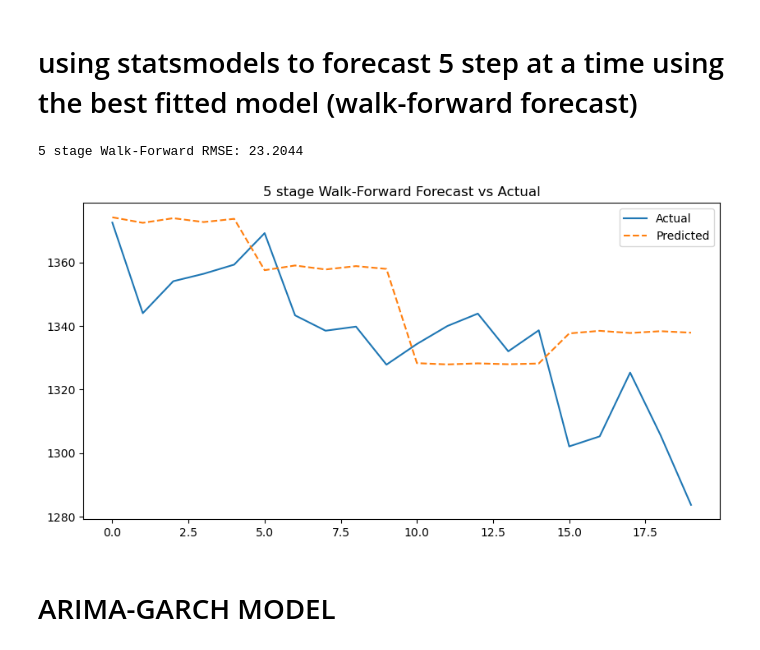
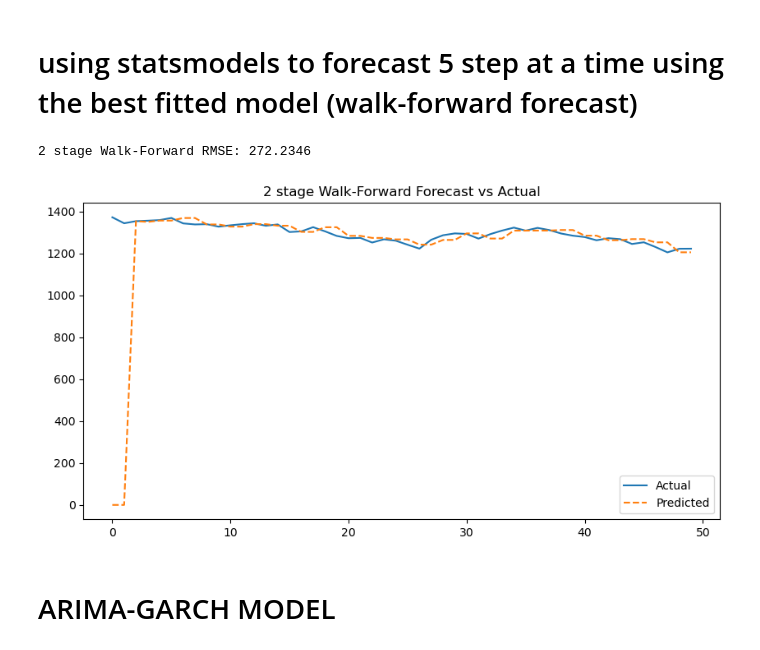
Before and after one commit to 035skt/ECO723, a Jupyter notebook: Analysis_11.ipynb, the cells around one changed output. Drawn from its saved outputs; the diff is of its cells as text; code cells hidden in the pictures.

```diff
--- a/Analysis_11.ipynb
+++ b/Analysis_11.ipynb
@@ -82,7 +82,7 @@ train_size=int((1-test_size)*len(X))
 X_train,X_test=X.iloc[:train_size],X.iloc[train_size:]
 
 
-X_test=X_test.iloc[:20]
+X_test=X_test.iloc[:50]
 
 print(X_train.shape,X_test.shape)
 # %% [output]
@@ -302,36 +302,38 @@ X_test_flat = X_test.values.ravel() if hasattr(X_test, 'values') else np.ravel(X
 train = list(X_train_flat.astype(float))
 test = list(X_test_flat.astype(float))
 
 predictions_arima = []
 order = (1, 1, 1)  # Replace with optimal order
-step_size = 5
+step_size = 2
 
 for t in range(0, len(test), step_size):
     model = ARIMA(np.array(train), order=order)
     model_fit = model.fit()
 
     # Forecast up to 5 steps ahead (or fewer at the end)
     steps = min(step_size, len(test) - t)
     forecast = model_fit.forecast(steps=steps)
     predictions_arima.extend(forecast)
 
     # Update train with the actual next 5 values
     actuals = test[t:t + steps]
     train.extend(actuals)
 
+
+
 # Evaluation and plot
 rmse = np.sqrt(mean_squared_error(test[:len(predictions_arima)], predictions_arima))
 print(f"{step_size} stage Walk-Forward RMSE: {rmse:.4f}")
 
 plt.figure(figsize=(10, 5))
 plt.plot(test, label='Actual')
 plt.plot(predictions_arima, label='Predicted', linestyle='--')
 plt.legend()
 plt.title(f"{step_size} stage Walk-Forward Forecast vs Actual")
 plt.show()
 # %% [output]
-5 stage Walk-Forward RMSE: 23.2044
+2 stage Walk-Forward RMSE: 272.2346
-[figure, old version]
+[figure, new version]
 # %% [markdown]
 # ARIMA-GARCH MODEL
 # %%
```
Also changed, not shown: parts of 24 cells of this notebook, 1 other file.
